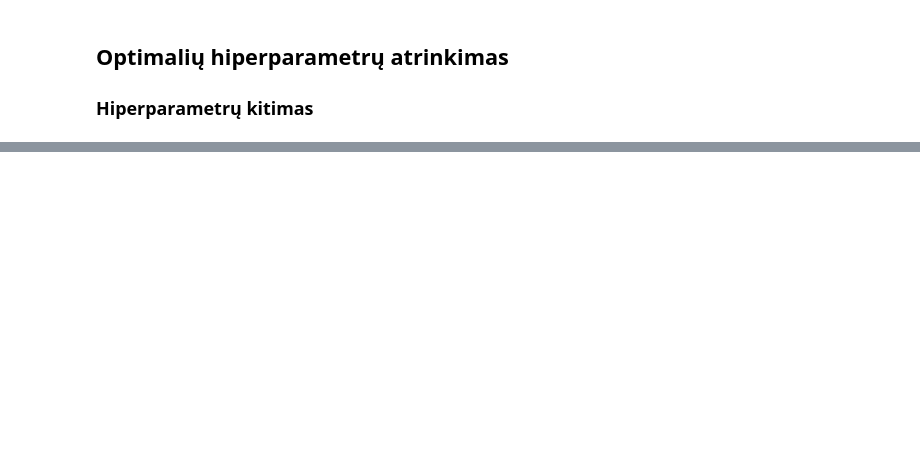
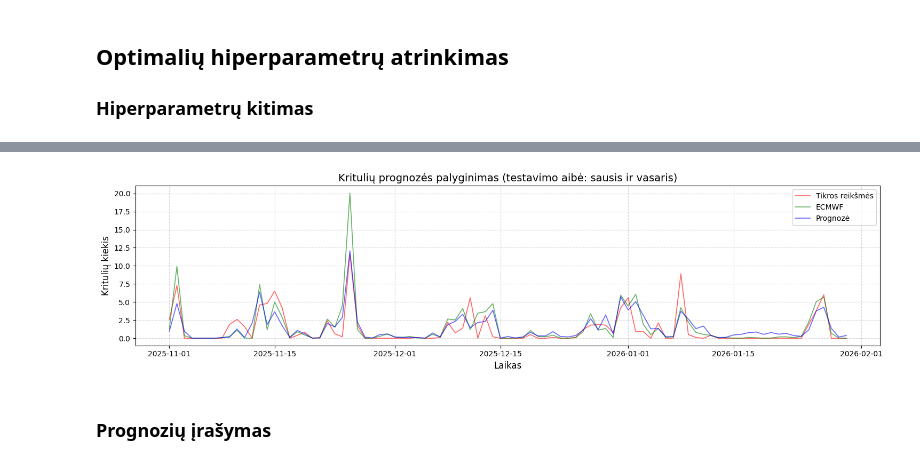
Before and after one commit to rugcer04/Duomenu_mokslo_projektas, a Jupyter notebook: code/python/Models/Random_Forest_new_version.ipynb, the cells around one changed output, grey strips where cells are left out. Cells and saved outputs as stored; diff of their text form; code cells hidden in the pictures; blank space fills up the shorter version.

```diff
--- a/code/python/Models/Random_Forest_new_version.ipynb
+++ b/code/python/Models/Random_Forest_new_version.ipynb
@@ -470,0 +557,19 @@ dtype: float64
+# %%
+short_period = plot_test_df[(plot_test_df['observationTime'] >= '2025-11-01') & (plot_test_df['observationTime'] <= '2026-01-30')]
+# nuo 2025-02-02 00:00:00 iki 2026-01-30 00:00:00
+fig, ax1 = plt.subplots(figsize=(15, 4))
+ax1.plot(short_period['observationTime'], short_period['target_precipitation'], label='Tikros reikšmės', color='red', linewidth=1.2, alpha=0.6)
+ax1.plot(short_period['observationTime'], short_period['tp'], label='ECMWF', color='green', linewidth=1.2, alpha=0.6)
+ax1.plot(short_period['observationTime'], short_period['prediction'], label='Prognozė', color='blue', linewidth=1.2, alpha=0.6)
+ax1.legend(loc='upper right', fontsize=10, frameon=True)
+ax1.set_title("Kritulių prognozės palyginimas (testavimo aibė: sausis ir vasaris)", fontsize=14)
+ax1.set_xlabel("Laikas", fontsize=12)
+ax1.set_ylabel("Kritulių kiekis", fontsize=12)
+ax1.grid(True, linestyle='--', alpha=0.5)
+
+fig.tight_layout()
+plt.show()
+# %% [output]
+[figure, added]
+# %% [markdown]
+### Prognozių įrašymas
```
Also changed, not shown: parts of 34 cells of this notebook, 1 other file.
